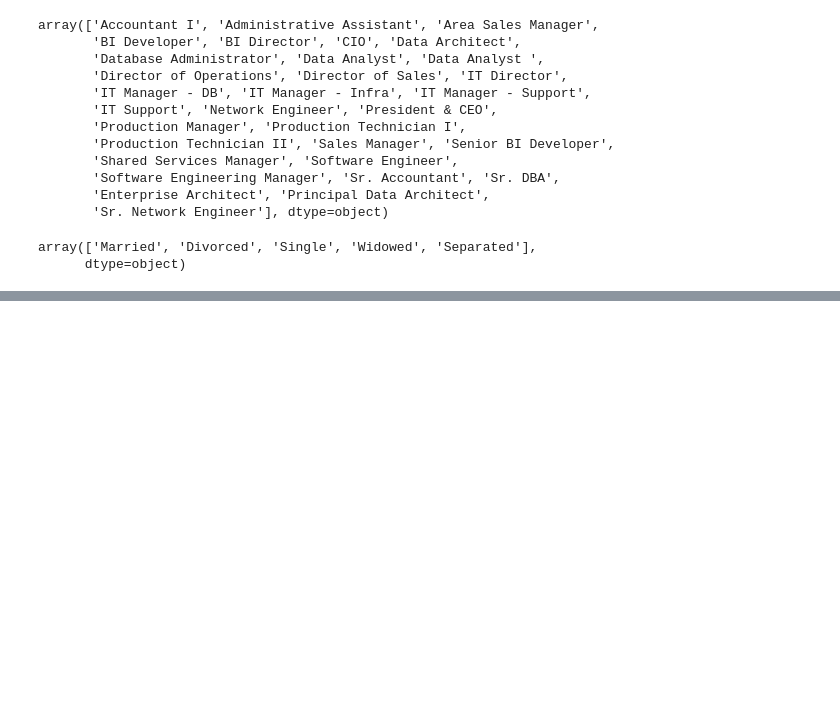
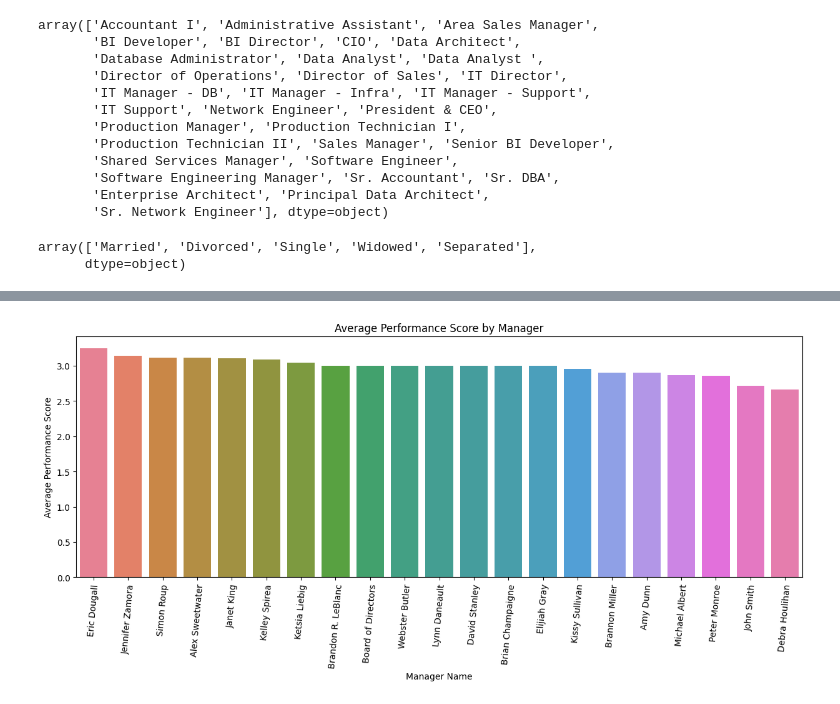
Before and after one commit to andy111223/09.2_HR_Performance_Analysis, a Jupyter notebook: main.ipynb, the cells around one changed output, grey strips where cells are left out. Cells and saved outputs as stored; diff of their text form; code cells hidden in the pictures; blank space fills up the shorter version.

```diff
--- a/main.ipynb
+++ b/main.ipynb
@@ -272,0 +400,14 @@ sns.heatmap(corr_matrix, annot=True, cmap='coolwarm', vmin=-1, vmax=1)
+# %%
+# Calculate average performance score per manager then sort descending
+manager_avg_perf = df_clean.groupby('ManagerName')['PerformanceScore_Numeric'].mean().reset_index()
+manager_avg_perf = manager_avg_perf.sort_values(by='PerformanceScore_Numeric',ascending=False)
+
+plt.figure(figsize=(15,5))
+sns.barplot(x='ManagerName',y='PerformanceScore_Numeric',data=manager_avg_perf,hue='ManagerName',legend=False)
+plt.title('Average Performance Score by Manager')
+plt.xlabel('Manager Name')
+plt.ylabel('Average Performance Score')
+plt.xticks(rotation=85)
+plt.show()
+# %% [output]
+[figure, added]
```
Also changed, not shown: parts of 114 cells of this notebook, 1 other file.
